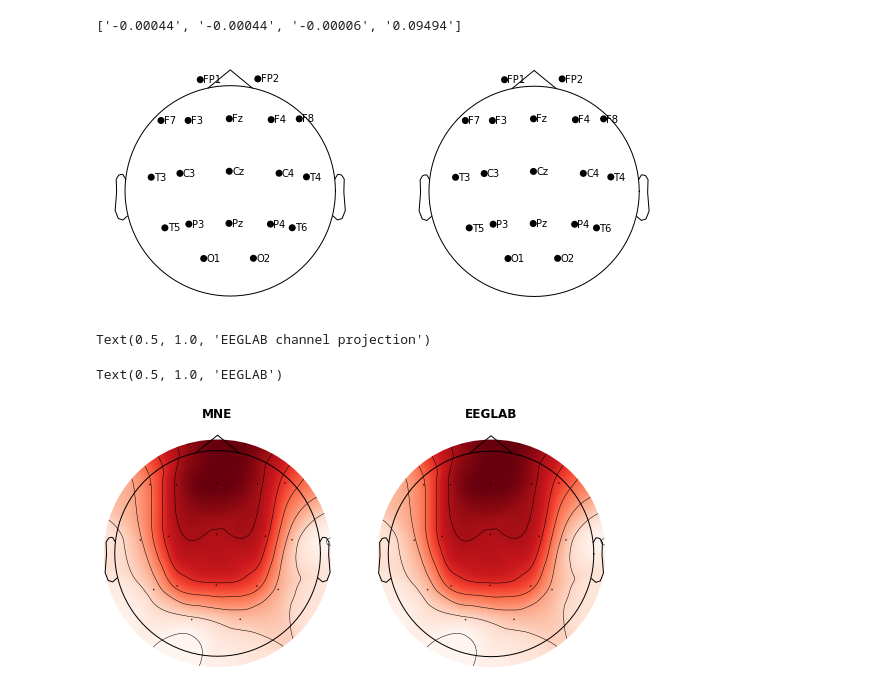
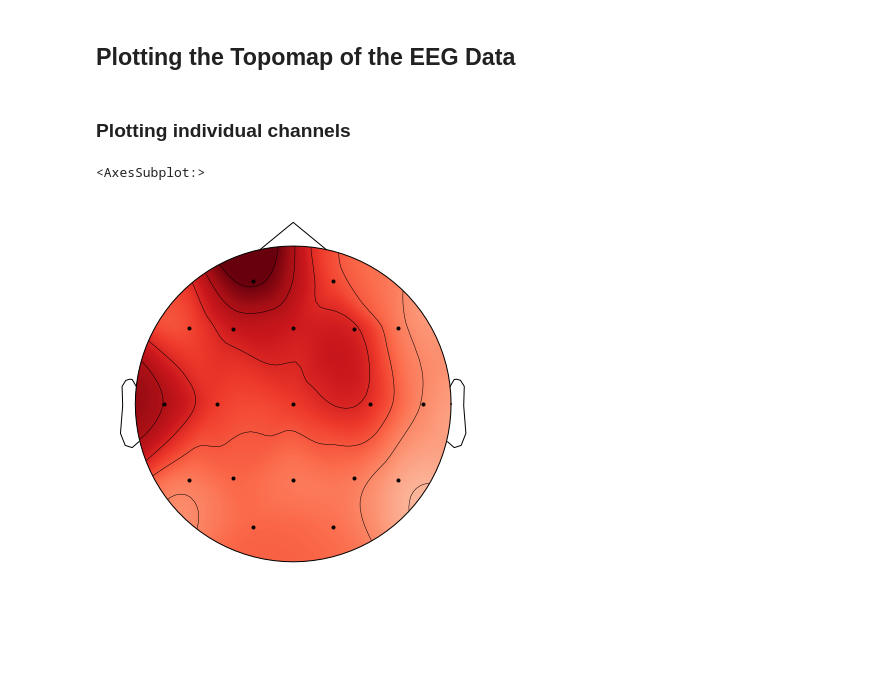
Before and after one commit to tankgirl2810/EEG_Paper_Replication, a Jupyter notebook: matt/01.1_plot_data.ipynb, the cells around one changed output. Cells and saved outputs as stored; diff of their text form; code cells hidden in the pictures; blank space fills up the shorter version.

Commit message:
Added eeg plot utilities and notebook for experimenting

```diff
--- a/matt/01.1_plot_data.ipynb
+++ b/matt/01.1_plot_data.ipynb
@@ -88,65 +31,9 @@ evoked.set_montage(standard_montage, on_missing='warn', match_case=False)
-# %%
-# first we obtain the 3d positions of selected channels
-chs = ['O1', 'O2', 'FP1', 'FP2','T3','T4','Cz']
-# when the montage is set, it is transformed to the "head" coordinate frame
-# that MNE uses internally, therefore we need to use
-# ``fake_evoked.get_montage()`` to get these properly transformed coordinates
-montage_head = evoked.get_montage()
-ch_pos = montage_head.get_positions()['ch_pos']
-pos = np.stack([ch_pos[ch] for ch in chs])
-
-oz = (pos[0, 0]*pos[1, 0])/2
-fpz = (pos[2,0]*pos[3,0])/2
-tz = (pos[5,0]*pos[6,0])/2
-# now we calculate the radius from T7 and T8 x position
-# (we could use Oz and Fpz y positions as well)
-#radius =np.abs(pos[[4, 5], 0]).mean()-(pos[6, 0])
-radius = 0.09494
-# then we obtain the x, y, z sphere center this way:
-# x: x position of the O1 and O2 channel (should be very close to 0)
-# y: y position of the T3 and T4 channel (should be very close to 0 too)
-# z: average z position of Oz, Fpz, T7 and T8 (their z position should be the
-#    the same, so we could also use just one of these channels), it should be
-#    positive and somewhere around `0.03` (3 cm)
-x = oz
-y = fpz
-z = tz
-#x = pos[0, 0]
-#y = pos[-1, 1]
-#z = pos[:, -1].mean()
-# lets print the values we got:
-print([f'{v:0.5f}' for v in [x, y, z, radius]])
-# %% [output]
-['-0.00044', '-0.00044', '-0.00006', '0.09494']
-# %%
-# create a two-panel figure with some space for the titles at the top
-fig, ax = plt.subplots(ncols=2, figsize=(10, 6), gridspec_kw=dict(top=1),
-                       sharex=True, sharey=True)
-
-# we plot the channel positions with default sphere - the mne way
-evoked.plot_sensors(axes=ax[0], show=False, show_names = True)
-
-# in the second panel we plot the positions using the EEGLAB reference sphere
-evoked.plot_sensors(sphere=(x, y, z, radius), axes=ax[1], show_names = True)
-
-# add titles
-ax[0].set_title('MNE channel projection', fontweight='bold')
-ax[1].set_title('EEGLAB channel projection', fontweight='bold')
-# %% [output]
-[figure, removed]
-Text(0.5, 1.0, 'EEGLAB channel projection')
-# %%
-fig, ax = plt.subplots(ncols=2, figsize=(9, 4), gridspec_kw=dict(top=1),
-                       sharex=True, sharey=True)
-
-mne.viz.plot_topomap(evoked.data[:, 0], evoked.info, axes=ax[0],
-                     show=False)
-mne.viz.plot_topomap(evoked.data[:, 0], evoked.info, axes=ax[1],
-                     show=False, sphere=(x, y, z, radius))
-
-# add titles
-ax[0].set_title('MNE', fontweight='bold')
-ax[1].set_title('EEGLAB', fontweight='bold')
-# %% [output]
-Text(0.5, 1.0, 'EEGLAB')
-[figure, removed]
+# %% [markdown]
+## Plotting the Topomap of the EEG Data
+# %% [markdown]
+### Plotting individual channels
+# %%
+plot_topomap(deltadf)
+# %% [output]
+<AxesSubplot:>
+[figure, added]
```
Also changed, not shown: parts of 22 cells of this notebook, 3 other files.
